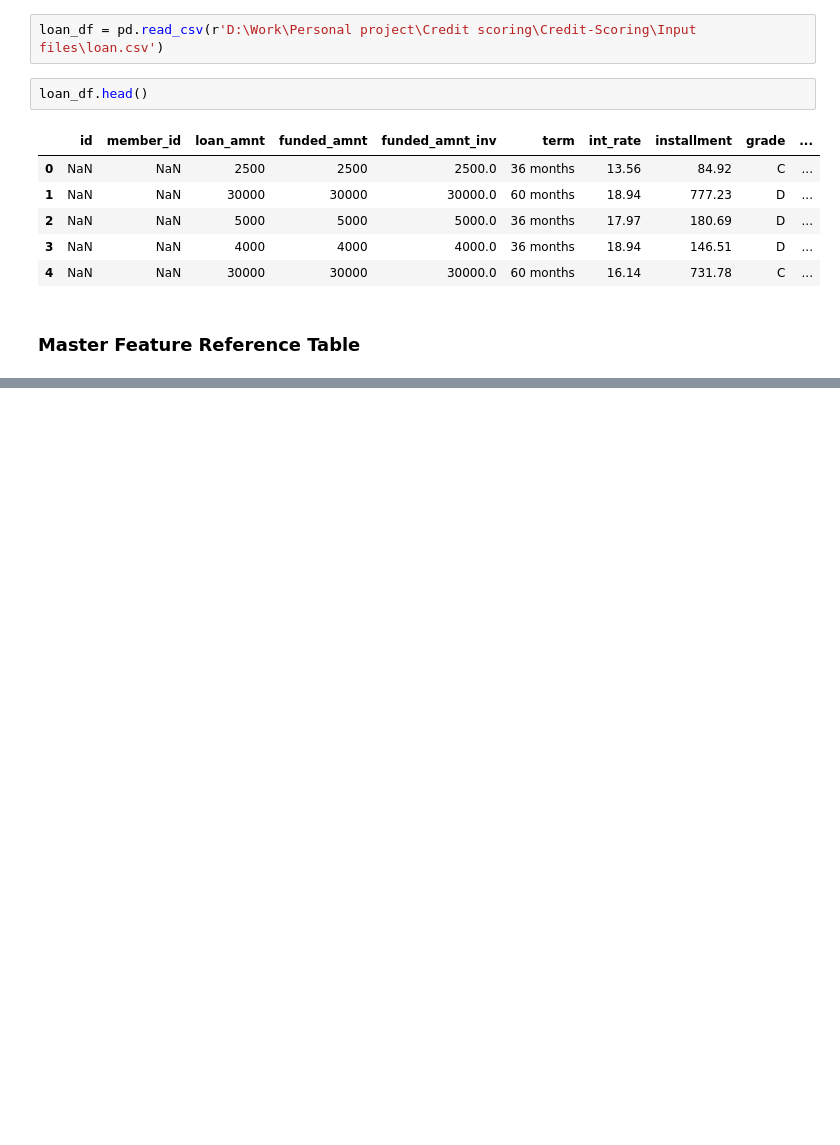
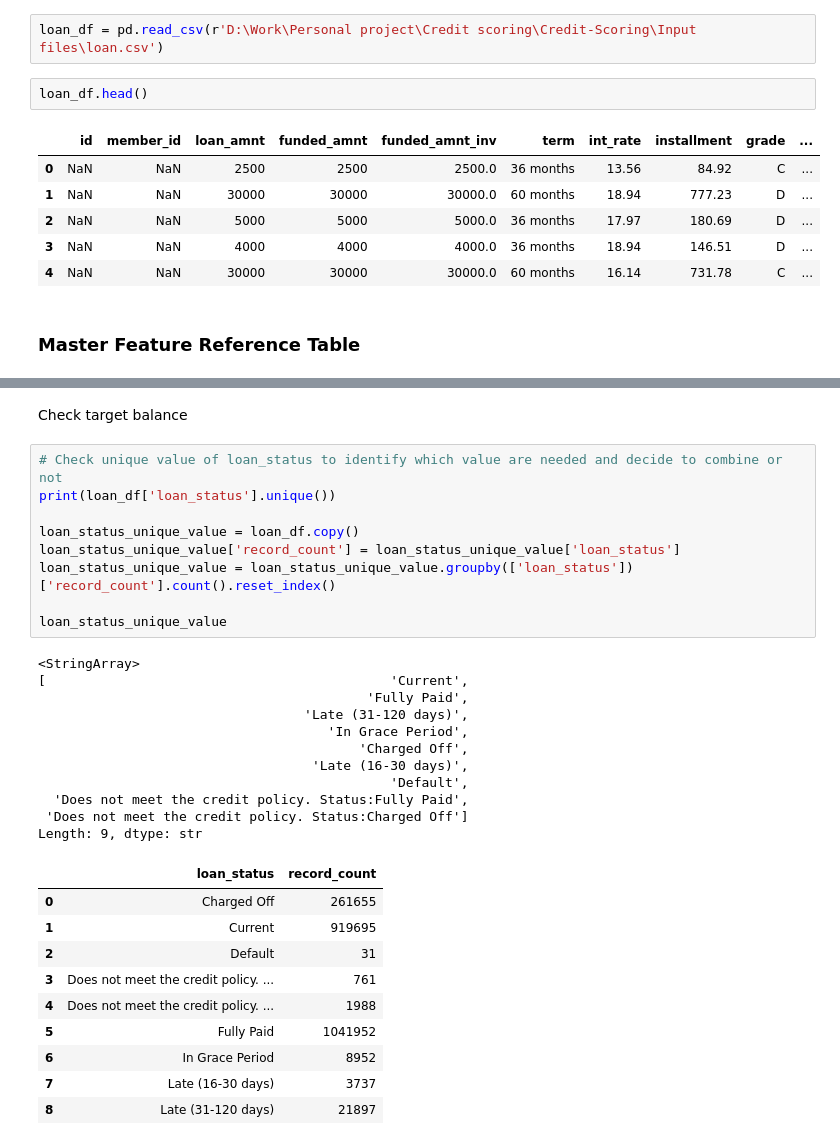
Before and after one commit to yusharif1605-dev/Credit-Scoring, a Jupyter notebook: Notebook/process.ipynb, the cells around one changed output, grey strips where cells are left out. Drawn from its saved outputs; the diff is of its cells as text; blank space fills up the shorter version.

```diff
--- a/Notebook/process.ipynb
+++ b/Notebook/process.ipynb
@@ -37,0 +51,33 @@ sample_loan.to_csv('300_sample_loan.csv',index=False)
+# %% [markdown]
+Check target balance
+# %%
+# Check unique value of loan_status to identify which value are needed and decide to combine or not
+print(loan_df['loan_status'].unique())
+
+loan_status_unique_value = loan_df.copy()
+loan_status_unique_value['record_count'] = loan_status_unique_value['loan_status']
+loan_status_unique_value = loan_status_unique_value.groupby(['loan_status'])['record_count'].count().reset_index()
+
+loan_status_unique_value
+# %% [output]
+<StringArray>
+[                                            'Current',
+                                          'Fully Paid',
+                                  'Late (31-120 days)',
+                                     'In Grace Period',
+                                         'Charged Off',
+                                   'Late (16-30 days)',
+                                             'Default',
+  'Does not meet the credit policy. Status:Fully Paid',
+ 'Does not meet the credit policy. Status:Charged Off']
+Length: 9, dtype: str
+|  | loan_status | record_count |
+| 0 | Charged Off | 261655 |
+| 1 | Current | 919695 |
+| 2 | Default | 31 |
+| 3 | Does not meet the credit policy. ... | 761 |
+| 4 | Does not meet the credit policy. ... | 1988 |
+| 5 | Fully Paid | 1041952 |
+| 6 | In Grace Period | 8952 |
+| 7 | Late (16-30 days) | 3737 |
+| 8 | Late (31-120 days) | 21897 |
```
Also changed, not shown: parts of 5 cells of this notebook.
